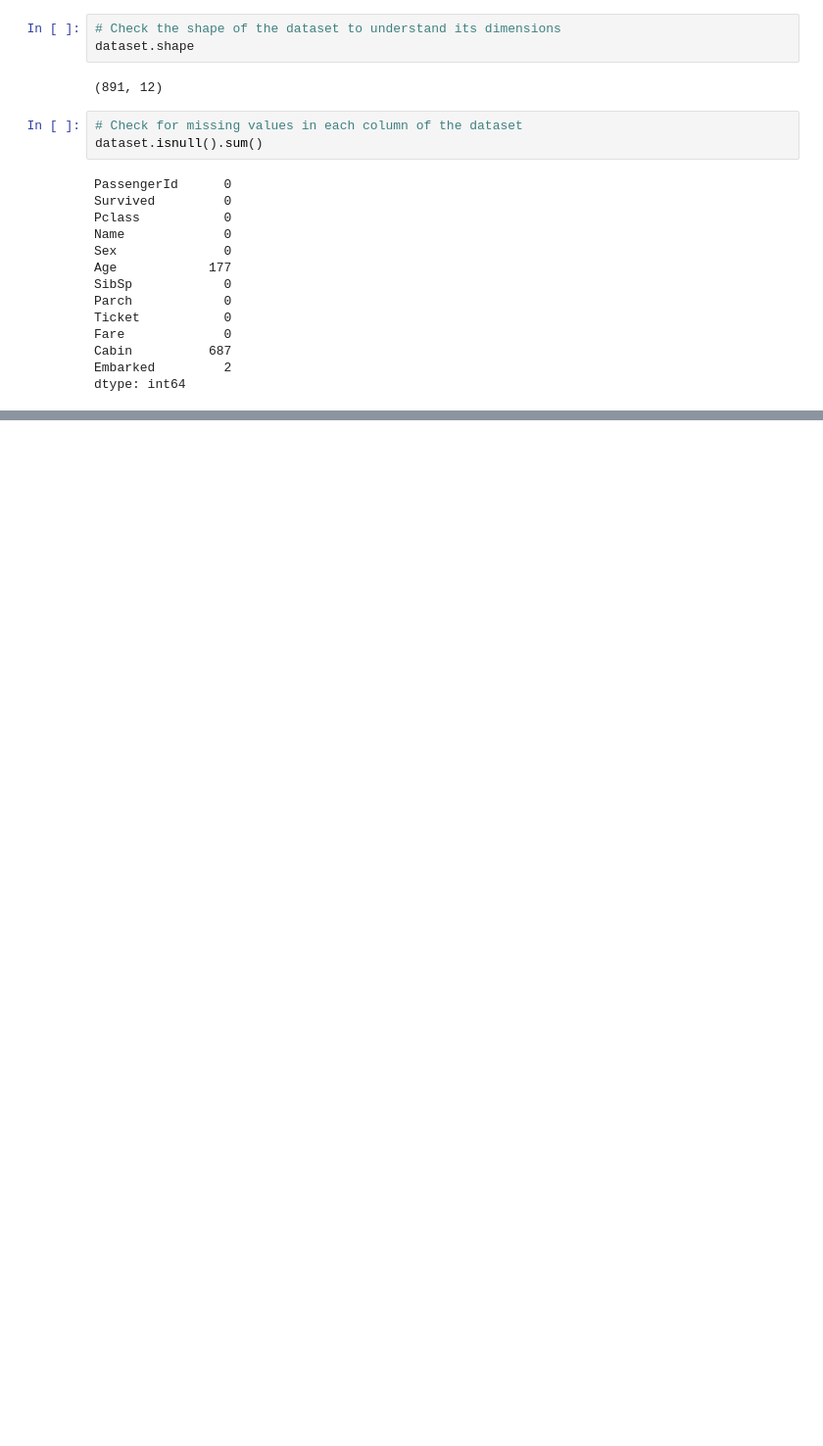
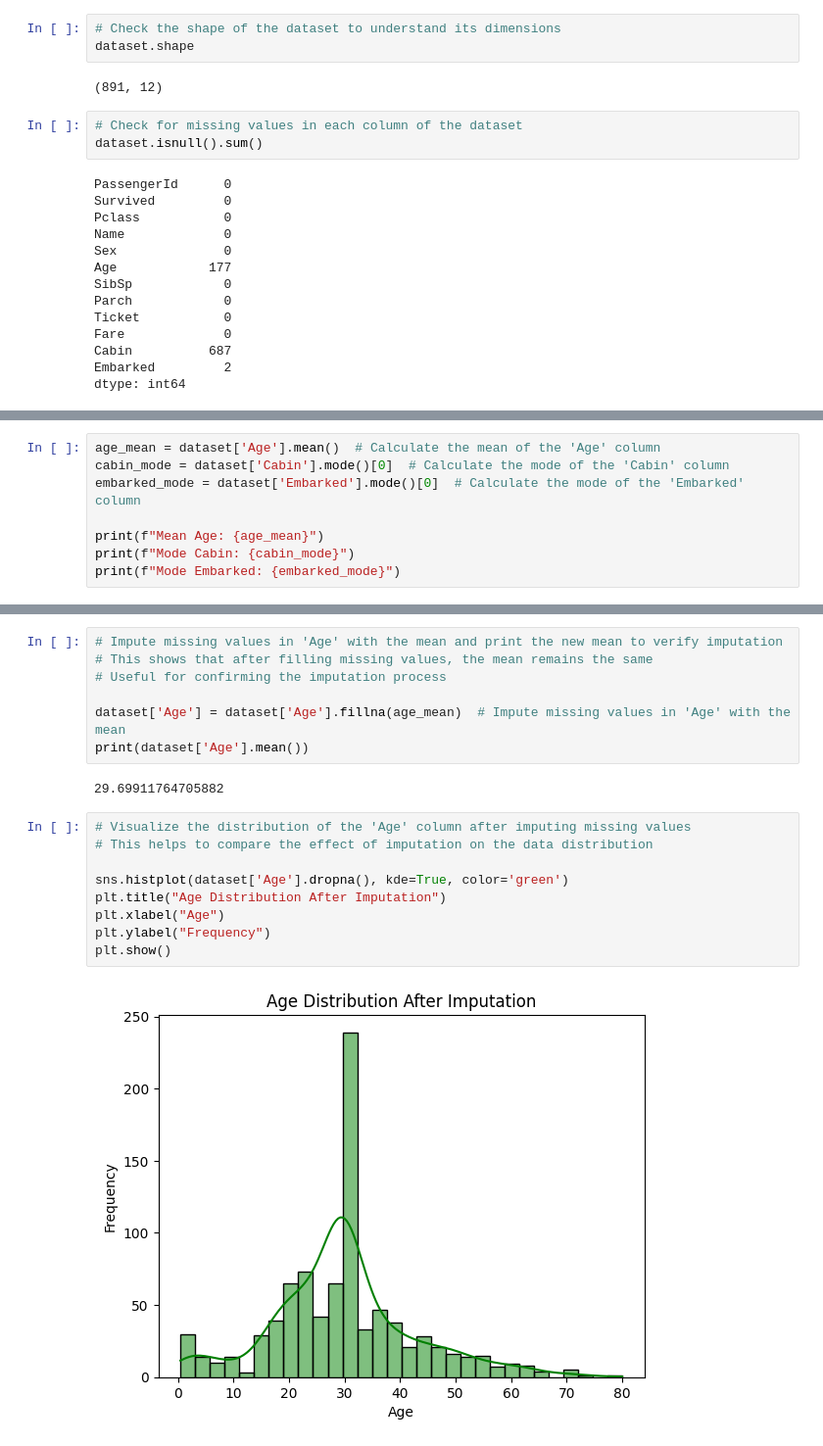
Before and after one commit to sanjula77/Nature-Inspired-Algorithms-Python, a Jupyter notebook: HandlingMissingData.ipynb, the cells around one changed output, grey strips where cells are left out. Shown: that part at 98% size. Saved outputs shown, nothing was run; the diff lists cells and outputs as text; blank space fills up the shorter version.

```diff
--- a/HandlingMissingData.ipynb
+++ b/HandlingMissingData.ipynb
@@ -42,0 +51,8 @@ dtype: int64
+# %%
+age_mean = dataset['Age'].mean()  # Calculate the mean of the 'Age' column
+cabin_mode = dataset['Cabin'].mode()[0]  # Calculate the mode of the 'Cabin' column
+embarked_mode = dataset['Embarked'].mode()[0]  # Calculate the mode of the 'Embarked' column
+
+print(f"Mean Age: {age_mean}")
+print(f"Mode Cabin: {cabin_mode}")
+print(f"Mode Embarked: {embarked_mode}")
@@ -42,0 +76,20 @@ dtype: int64
+# %%
+# Impute missing values in 'Age' with the mean and print the new mean to verify imputation
+# This shows that after filling missing values, the mean remains the same
+# Useful for confirming the imputation process
+
+dataset['Age'] = dataset['Age'].fillna(age_mean)  # Impute missing values in 'Age' with the mean
+print(dataset['Age'].mean())
+# %% [output]
+29.69911764705882
+# %%
+# Visualize the distribution of the 'Age' column after imputing missing values
+# This helps to compare the effect of imputation on the data distribution
+
+sns.histplot(dataset['Age'].dropna(), kde=True, color='green')
+plt.title("Age Distribution After Imputation")
+plt.xlabel("Age")
+plt.ylabel("Frequency")
+plt.show()
+# %% [output]
+[figure, added]
```
Also changed, not shown: parts of 7 cells of this notebook.
